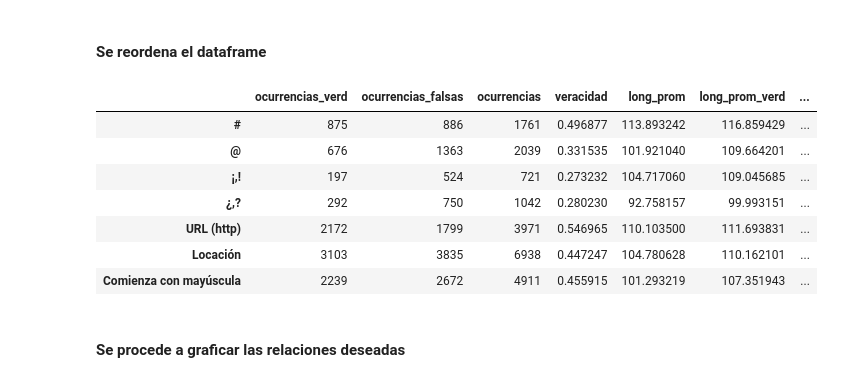
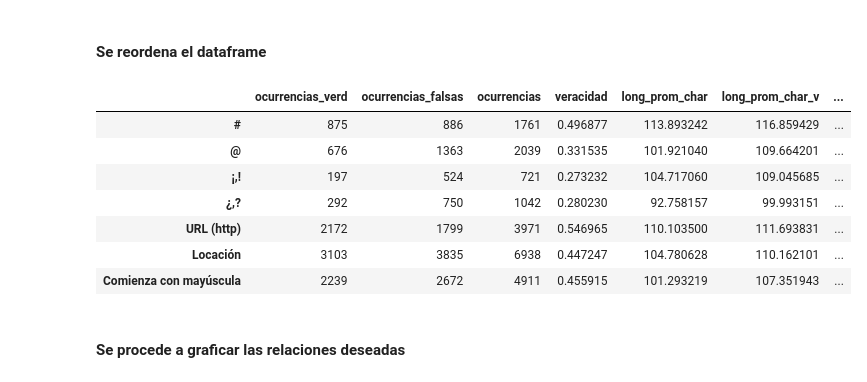
Before and after one commit to RiedelNicolas/TP1-Organizacion-de-Datos, a Jupyter notebook: Gonza.ipynb, the cells around one changed output. Drawn from its saved outputs; the diff is of its cells as text; code cells hidden in the pictures.

```diff
--- a/Gonza.ipynb
+++ b/Gonza.ipynb
@@ -452,8 +452,11 @@ caracteristicas
 # %%
 caracteristicas['ocurrencias'] = 0
 caracteristicas['ocurrencias_verd'] = 0
-caracteristicas['long_prom'] = 0
-caracteristicas['long_prom_verd'] = 0
-caracteristicas['long_prom_falsos'] = 0
+caracteristicas['long_prom_char'] = 0
+caracteristicas['long_prom_char_v'] = 0
+caracteristicas['long_prom_char_f'] = 0
+caracteristicas['long_prom_word'] = 0
+caracteristicas['long_prom_word_v'] = 0
+caracteristicas['long_prom_word_f'] = 0
 caracteristicas.head()
 # %% [output]
@@ -466,6 +469,6 @@ caracteristicas.head()
 # %% [markdown]
 #### Además, se crea un dataframe auxiliar para realizar las búsquedas
 # %%
-auxiliar = tweets_final.iloc[:,3:6]
+auxiliar = tweets_final.iloc[:,3:7]
 auxiliar.head()
 # %% [output]
@@ -479,12 +482,17 @@ auxiliar.head()
 #### Se definen las funciones buscadores de caracteres y ciudades.
 # %%
 def valores_calculados(auxiliar):
+
     encontrados = auxiliar['contains_element'].sum()
     verdaderos = auxiliar[auxiliar['about_disaster']==True]['contains_element'].sum()
-    longitud = auxiliar[auxiliar['contains_element']==True]['length'].mean()
-    longitud_verdaderos = auxiliar[(auxiliar['contains_element']==True) & (auxiliar['about_disaster']==True)]['length'].mean()
-    longitud_falsos = auxiliar[(auxiliar['contains_element']==True) & (auxiliar['about_disaster']==False)]['length'].mean()
-    return encontrados, verdaderos, longitud, longitud_verdaderos, longitud_falsos
+    long_char = auxiliar[auxiliar['contains_element']==True]['char_length'].mean()
+    long_char_v = auxiliar[(auxiliar['contains_element']==True) & (auxiliar['about_disaster']==True)]['char_length'].mean()
+    long_char_f = auxiliar[(auxiliar['contains_element']==True) & (auxiliar['about_disaster']==False)]['char_length'].mean()
+    long_word = longitud = auxiliar[auxiliar['contains_element']==True]['word_length'].mean()
+    long_word_v = auxiliar[(auxiliar['contains_element']==True) & (auxiliar['about_disaster']==True)]['word_length'].mean()
+    long_word_f = auxiliar[(auxiliar['contains_element']==True) & (auxiliar['about_disaster']==False)]['word_length'].mean()
+
+    return encontrados, verdaderos, long_char, long_char_v, long_char_f, long_word, long_word_v, long_word_f
 # %%
 def buscar_caracteres(caracter1, caracter2=""):
     if caracter2 == "":
@@ -563,10 +571,10 @@ caracteristicas
 # %% [markdown]
 #### Se reordena el dataframe
 # %%
-caracteristicas = caracteristicas[['ocurrencias_verd', 'ocurrencias_falsas', 'ocurrencias', 'veracidad', 'long_prom', 'long_prom_verd', 'long_prom_falsos']]
+caracteristicas = caracteristicas[['ocurrencias_verd', 'ocurrencias_falsas', 'ocurrencias', 'veracidad', 'long_prom_char', 'long_prom_char_v', 'long_prom_char_f', 'long_prom_word', 'long_prom_word_v', 'long_prom_word_f']]
 caracteristicas
 # %% [output]
-|  | ocurrencias_verd | ocurrencias_falsas | ocurrencias | veracidad | long_prom | long_prom_verd | ... |
+|  | ocurrencias_verd | ocurrencias_falsas | ocurrencias | veracidad | long_prom_char | long_prom_char_v | ... |
 | # | 875 | 886 | 1761 | 0.496877 | 113.893242 | 116.859429 | ... |
 | @ | 676 | 1363 | 2039 | 0.331535 | 101.921040 | 109.664201 | ... |
 | ¡,! | 197 | 524 | 721 | 0.273232 | 104.717060 | 109.045685 | ... |
```
Also changed, not shown: parts of 10 cells of this notebook.
